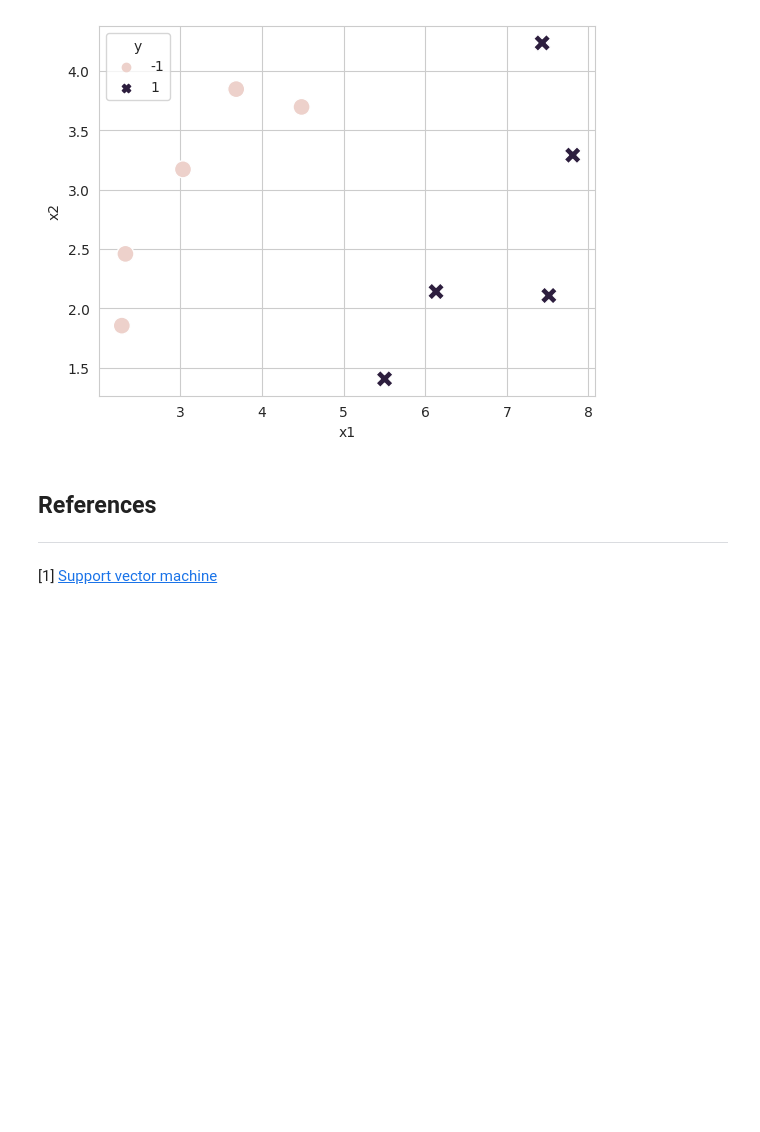
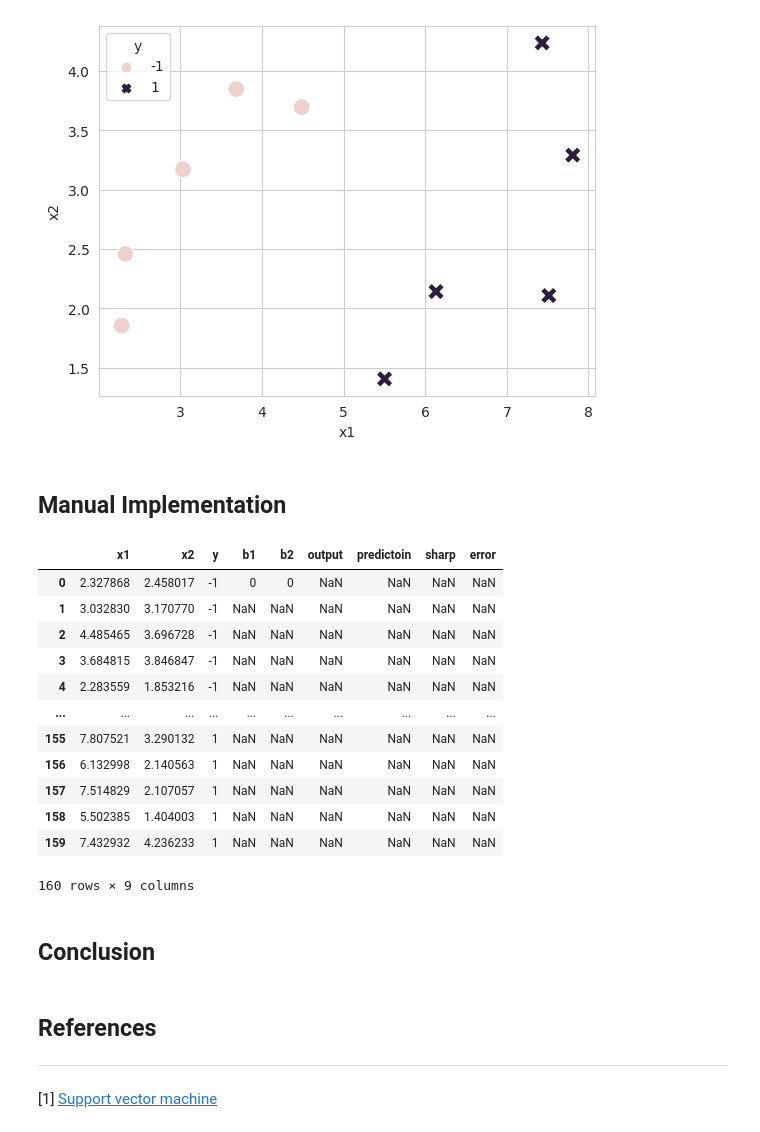
Before and after one commit to muscak/Master-Machine-Learning-Algorithms, a Jupyter notebook: Nonlinear-Algorithms/Support-Vector-Machines/SVM.ipynb, the cells around one changed output. Drawn from its saved outputs; the diff is of its cells as text; code cells hidden in the pictures; blank space fills up the shorter version.

```diff
--- a/Nonlinear-Algorithms/Support-Vector-Machines/SVM.ipynb
+++ b/Nonlinear-Algorithms/Support-Vector-Machines/SVM.ipynb
@@ -46,6 +48,44 @@ sb.scatterplot(data=df, x='x1', y='x2', hue='y', style='y', s=150)
 plt.show()
 # %% [output]
 [figure]
+# %% [markdown]
+## Manual Implementation<a id='manual'></a>
+# %%
+epoch = 16
+
+# Set the initial weights
+b1 = 0
+b2 = 0
+
+df_train = pd.DataFrame(columns=['x1', 'x2', 'y', 'b1', 'b2', 'output',
+                                 'predictoin', 'sharp', 'error'])
+accuracy = []
+
+
+for i in range(0, epoch):
+  df_temp = df.copy()
+  df_train = pd.concat([df_train, df_temp], ignore_index=True)
+
+df_train.loc[0, 'b1'] = b1
+df_train.loc[0, 'b2'] = b2
+# %%
+df_train
+# %% [output]
+|  | x1 | x2 | y | b1 | b2 | output | predictoin | sharp | error |
+| 0 | 2.327868 | 2.458017 | -1 | 0 | 0 | NaN | NaN | NaN | NaN |
+| 1 | 3.032830 | 3.170770 | -1 | NaN | NaN | NaN | NaN | NaN | NaN |
+| 2 | 4.485465 | 3.696728 | -1 | NaN | NaN | NaN | NaN | NaN | NaN |
+| 3 | 3.684815 | 3.846847 | -1 | NaN | NaN | NaN | NaN | NaN | NaN |
+| 4 | 2.283559 | 1.853216 | -1 | NaN | NaN | NaN | NaN | NaN | NaN |
+| ... | ... | ... | ... | ... | ... | ... | ... | ... | ... |
+| 155 | 7.807521 | 3.290132 | 1 | NaN | NaN | NaN | NaN | NaN | NaN |
+| 156 | 6.132998 | 2.140563 | 1 | NaN | NaN | NaN | NaN | NaN | NaN |
+| 157 | 7.514829 | 2.107057 | 1 | NaN | NaN | NaN | NaN | NaN | NaN |
+| 158 | 5.502385 | 1.404003 | 1 | NaN | NaN | NaN | NaN | NaN | NaN |
+| 159 | 7.432932 | 4.236233 | 1 | NaN | NaN | NaN | NaN | NaN | NaN |
+160 rows × 9 columns
+# %% [markdown]
+## Conclusion<a id='conclusion'></a>
 # %% [markdown]
 ## References
 ---
```
Also changed, not shown: parts of 3 cells of this notebook.
